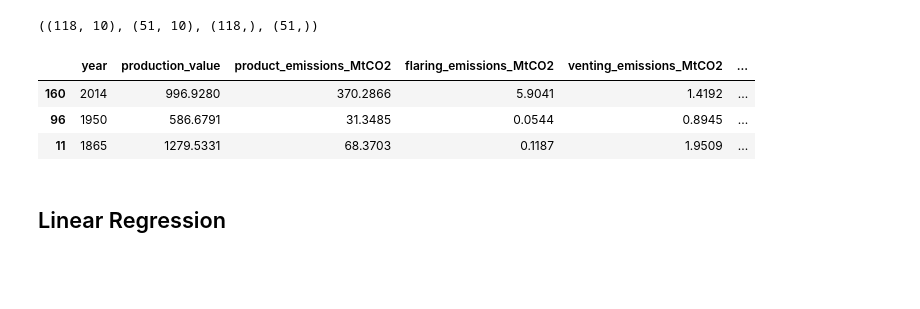
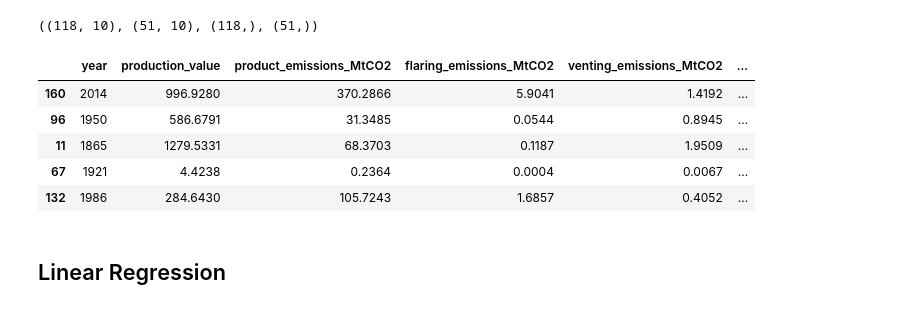
Before and after one commit to OkerekeChisom/Two-of-Three-Workbook-Assignment, a Jupyter notebook: Linear Regression Emissions_High_Granularity.ipynb, the cells around one changed output. Saved outputs shown, nothing was run; the diff lists cells and outputs as text; code cells hidden in the pictures; blank space fills up the shorter version.

```diff
--- a/Linear Regression Emissions_High_Granularity.ipynb
+++ b/Linear Regression Emissions_High_Granularity.ipynb
@@ -333,12 +333,14 @@ X_train.shape, X_test.shape, y_train.shape, y_test.shape
 # %% [output]
 ((118, 10), (51, 10), (118,), (51,))
 # %%
-X_train.head(3)
+X_train.head()
 # %% [output]
 |  | year | production_value | product_emissions_MtCO2 | flaring_emissions_MtCO2 | venting_emissions_MtCO2 | ... |
 | 160 | 2014 | 996.9280 | 370.2866 | 5.9041 | 1.4192 | ... |
 | 96 | 1950 | 586.6791 | 31.3485 | 0.0544 | 0.8945 | ... |
 | 11 | 1865 | 1279.5331 | 68.3703 | 0.1187 | 1.9509 | ... |
+| 67 | 1921 | 4.4238 | 0.2364 | 0.0004 | 0.0067 | ... |
+| 132 | 1986 | 284.6430 | 105.7243 | 1.6857 | 0.4052 | ... |
 # %% [markdown]
 ## Linear Regression
 # %%
```
Also changed, not shown: 1 other file.
